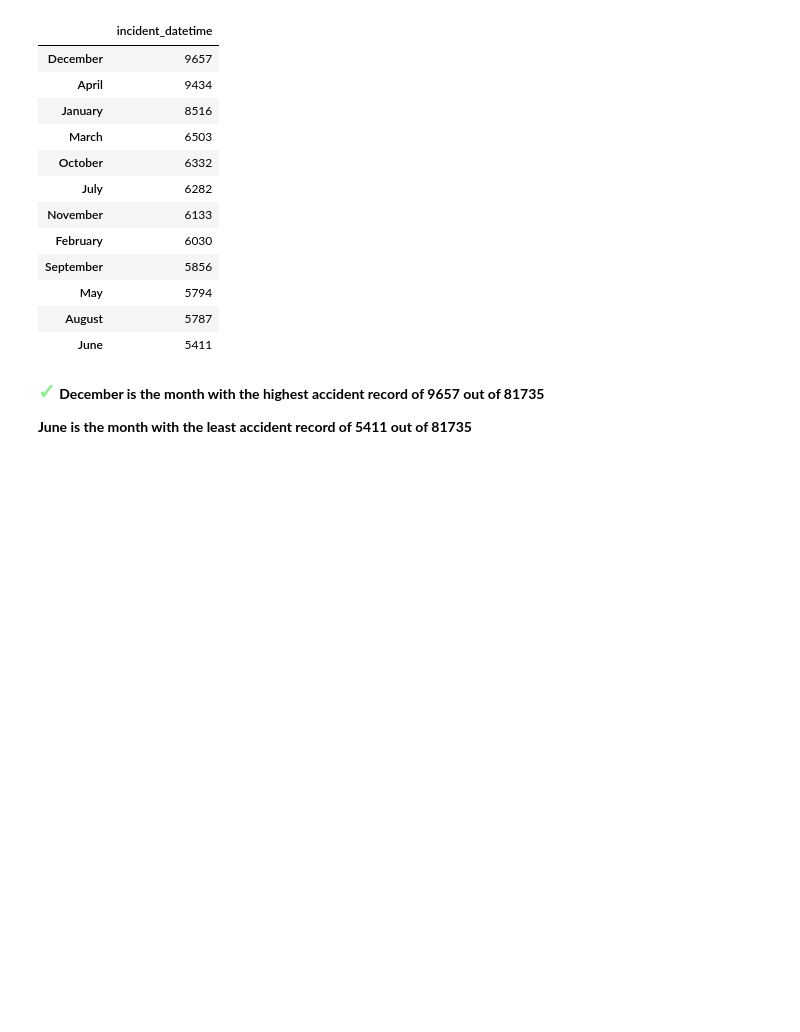
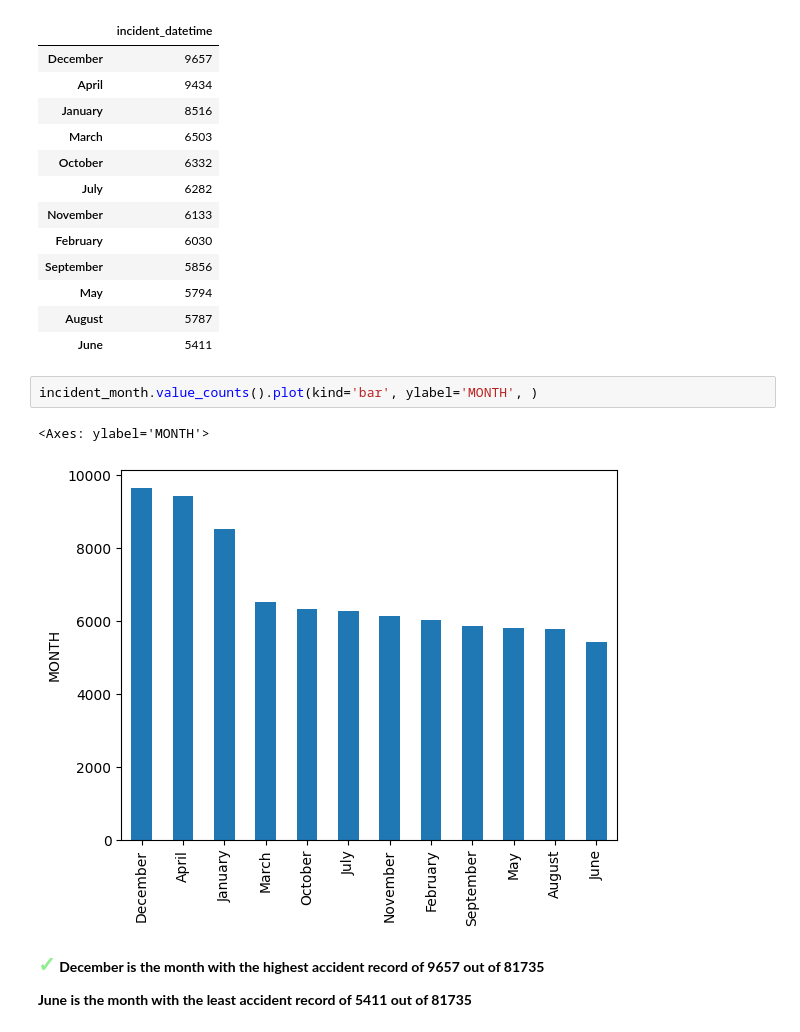
Before and after one commit to LegendSeyi/Thai_Road_Accident_Data_Analysis, a Jupyter notebook: Thai_Road_Accident_data_analysis.ipynb, the cells around one changed output. Drawn from its saved outputs; the diff is of its cells as text; blank space fills up the shorter version.

```diff
--- a/Thai_Road_Accident_data_analysis.ipynb
+++ b/Thai_Road_Accident_data_analysis.ipynb
@@ -874,6 +878,11 @@ month_rec
 | May | 5794 |
 | August | 5787 |
 | June | 5411 |
+# %%
+incident_month.value_counts().plot(kind='bar', ylabel='MONTH', )
+# %% [output]
+<Axes: ylabel='MONTH'>
+[figure, added]
 # %% [markdown]
 <span style='color: lightgreen ; font-size: 1.5em ; font-weight: bold'>&#10003;</span> **December is the month with the highest accident record of 9657 out of 81735**
 
```
Also changed, not shown: parts of 3 cells of this notebook.
